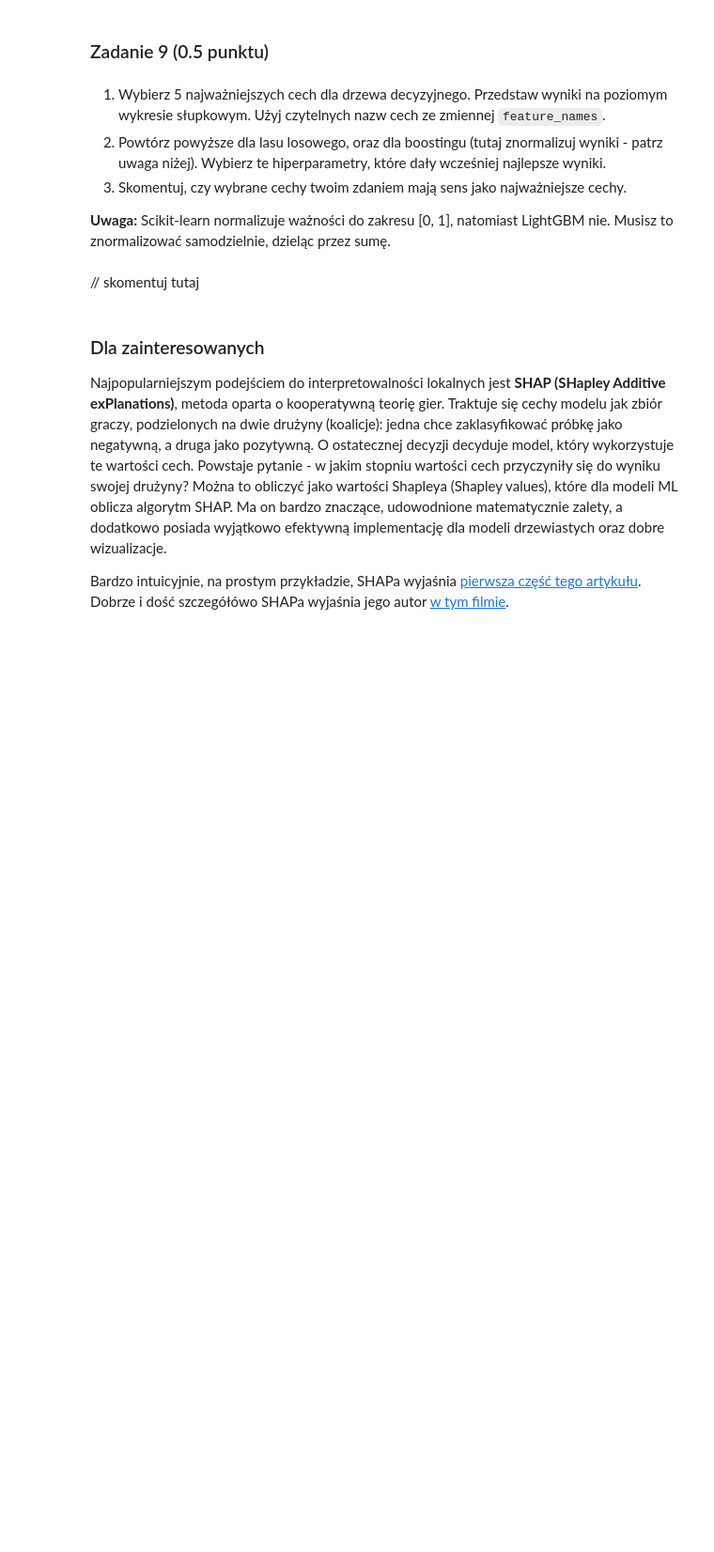
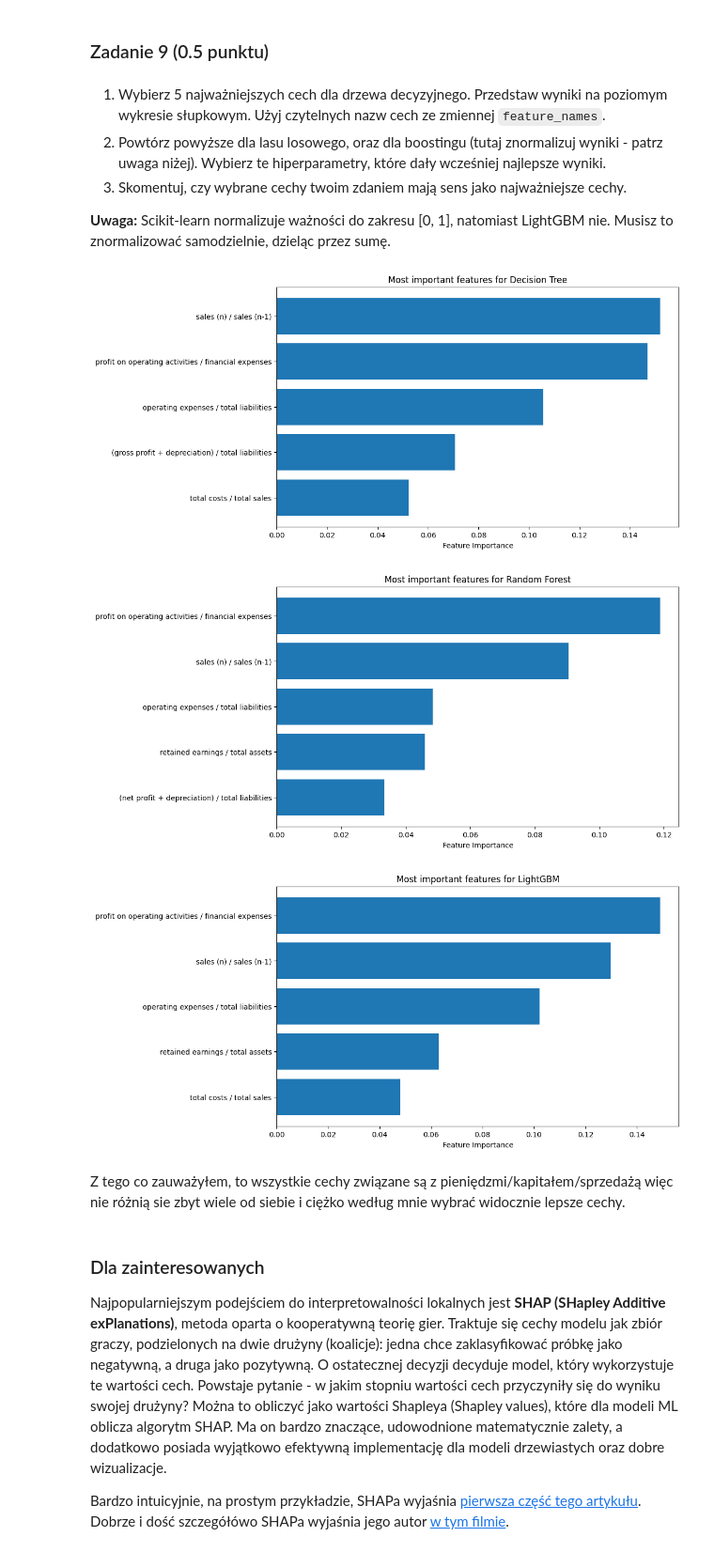
Before and after one commit to farodoc/sztuczna-inteligencja, a Jupyter notebook: lab2/lab_2.ipynb, the cells around one changed output. Shown: that part at 94% size. Cells and saved outputs as stored; diff of their text form; code cells hidden in the pictures; blank space fills up the shorter version.

```diff
--- a/lab2/lab_2.ipynb
+++ b/lab2/lab_2.ipynb
@@ -366,7 +392,7 @@ rf_classifier = RandomForestClassifier(n_estimators=500, criterion='entropy', ra
 
 param_grid = {'max_features': [0.1, 0.2, 0.3, 0.4, 0.5]}
 
-grid_search = GridSearchCV(estimator=rf_classifier, param_grid=param_grid, scoring='roc_auc', cv=5, n_jobs=-1, verbose=3)
+grid_search = GridSearchCV(estimator=rf_classifier, param_grid=param_grid, scoring='roc_auc', cv=5, n_jobs=1, verbose=3)
 grid_search.fit(X_train_balanced, y_train_balanced)
 
 best_max_features = grid_search.best_params_['max_features']
@@ -476,7 +530,7 @@ Hiperparametry LightGBMa są dobrze opisane w oficjalnej dokumentacji: [wersja k
 from sklearn.model_selection import RandomizedSearchCV
 from sklearn.metrics import classification_report
 
-lgbm_classifier = LGBMClassifier(importance_type='gain', random_state=0, n_jobs=-1, verbose=-1)
+lgbm_classifier = LGBMClassifier(importance_type='gain', random_state=0, n_jobs=1, verbose=-1)
 
 param_grid = {
     "n_estimators": [100, 250, 500],
@@ -486,7 +540,7 @@ param_grid = {
     "subsample": [0.8, 0.9, 1.0],
 }
 
-random_search = RandomizedSearchCV(estimator=lgbm_classifier, param_distributions=param_grid, n_iter=30, scoring='roc_auc', cv=5, random_state=0, n_jobs=-1, verbose=3)
+random_search = RandomizedSearchCV(estimator=lgbm_classifier, param_distributions=param_grid, n_iter=100, scoring='roc_auc', cv=5, random_state=0, n_jobs=-1, verbose=3)
 random_search.fit(X_train_balanced, y_train_balanced)
 
 best_params = random_search.best_params_
@@ -504,4 +558,7 @@ best_lgbm_classifier.fit(X_train_balanced, y_train_balanced)
 y_pred_best_lgbm = best_lgbm_classifier.predict(X_test)
 print("Report with hyperparameter tuning")
 print(classification_report(y_test, y_pred_best_lgbm))
+
+y_predict_proba = best_lgbm_classifier.predict_proba(X_test)[:, 1]
+auroc_best_lgbm = roc_auc_score(y_test, y_predict_proba)
 # %% [output]
@@ -568,5 +633,34 @@ Ze względu na powyższe, ważności cech normalizuje się często do zakresu [0
-# %% [markdown]
-// skomentuj tutaj
+# %%
+#classifier_balanced
+importances_dt = classifier_balanced.feature_importances_
+indices_dt = np.argsort(importances_dt)[-5:]
+
+#best_rf_classifier
+importances_rf = best_rf_classifier.feature_importances_
+indices_rf = np.argsort(importances_rf)[-5:]
+
+#best_lgbm_classifier
+importances_lgbm = best_lgbm_classifier.feature_importances_
+importances_lgbm = importances_lgbm / np.sum(importances_lgbm)
+indices_lgbm = np.argsort(importances_lgbm)[-5:]
+# %%
+def plot_feature_importances(indices, importances, title):
+    plt.figure(figsize=(10, 6))
+    plt.title(title)
+    plt.barh(range(len(indices)), importances[indices], align='center')
+    plt.yticks(range(len(indices)), [feature_names[i] for i in indices])
+    plt.xlabel('Feature Importance')
+    plt.show()
+# %%
+plot_feature_importances(indices_dt, importances_dt, 'Most important features for Decision Tree')
+plot_feature_importances(indices_rf, importances_rf, 'Most important features for Random Forest')
+plot_feature_importances(indices_lgbm, importances_lgbm, 'Most important features for LightGBM')
+# %% [output]
+[figure, added]
+[figure, added]
+[figure, added]
+# %% [markdown]
+Z tego co zauważyłem, to wszystkie cechy związane są z pieniędzmi/kapitałem/sprzedażą więc nie różnią sie zbyt wiele od siebie i ciężko według mnie wybrać widocznie lepsze cechy.
 # %% [markdown]
 ### Dla zainteresowanych
 
```
Also changed, not shown: parts of 38 cells of this notebook.
